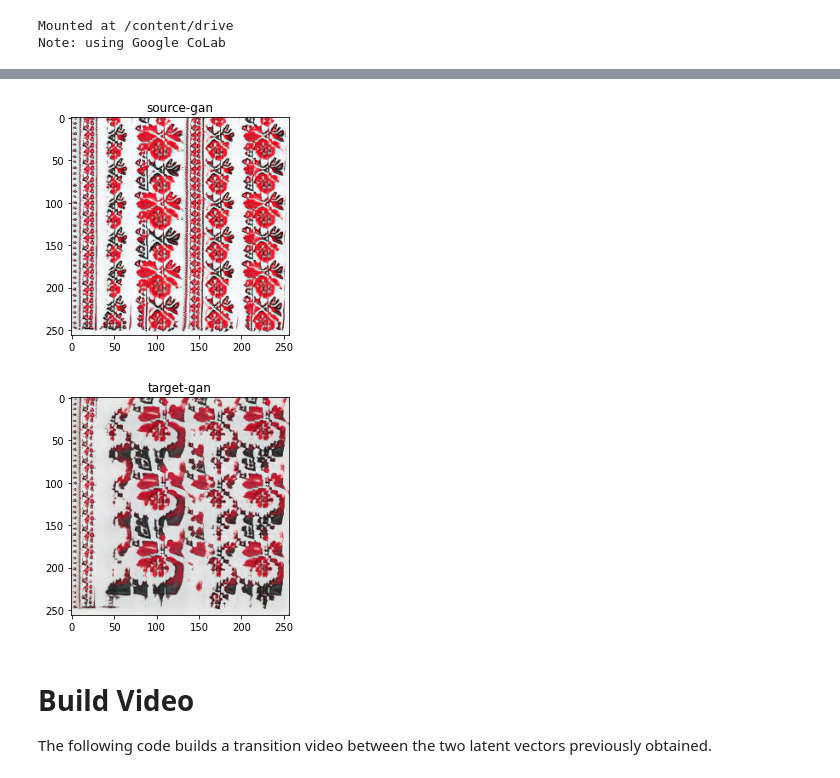
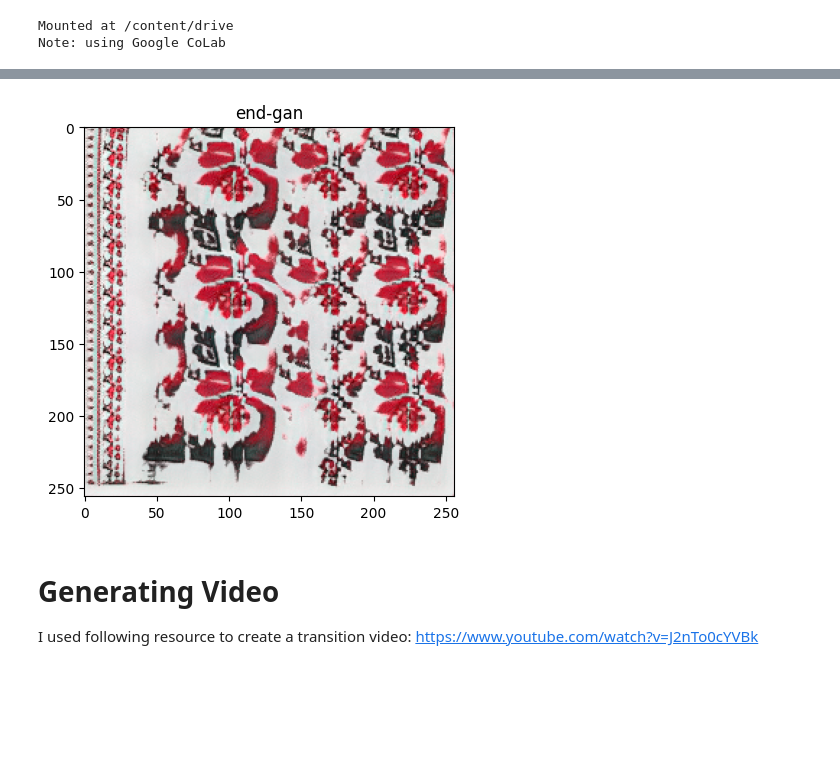
Before and after one commit to milstetsenko/capstone-ai, a Jupyter notebook: EmbroideryGanMorphing.ipynb, the cells around one changed output, grey strips where cells are left out. Drawn from its saved outputs; the diff is of its cells as text; code cells hidden in the pictures; blank space fills up the shorter version.

```diff
--- a/EmbroideryGanMorphing.ipynb
+++ b/EmbroideryGanMorphing.ipynb
@@ -82,23 +98,15 @@ Check the results
 # %%
-img_gan_source = cv2.imread('/content/out_source/proj.png')
-img = cv2.cvtColor(img_gan_source, cv2.COLOR_BGR2RGB)
+img_gan_target = cv2.imread('/content/out_end/proj.png')
+img = cv2.cvtColor(img_gan_target, cv2.COLOR_BGR2RGB)
 plt.imshow(img)
-plt.title('source-gan')
+plt.title('end-gan')
 plt.show()
 # %% [output]
-[figure, old version]
+[figure, new version]
-# %%
-img_gan_target = cv2.imread('/content/out_target/proj.png')
-img = cv2.cvtColor(img_gan_target, cv2.COLOR_BGR2RGB)
-plt.imshow(img)
-plt.title('target-gan')
-plt.show()
-# %% [output]
-[figure, removed]
-# %% [markdown]
-# Build Video
-
-The following code builds a transition video between the two latent vectors previously obtained.
+# %% [markdown]
+# Generating Video
+
+I used following resource to create a transition video: https://www.youtube.com/watch?v=J2nTo0cYVBk
 # %%
 import torch
 import dnnlib
```
Also changed, not shown: parts of 13 cells of this notebook.
